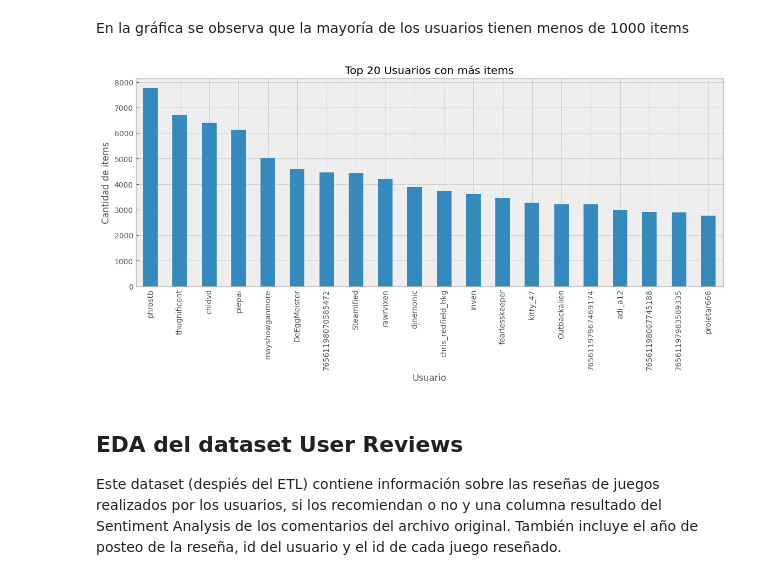
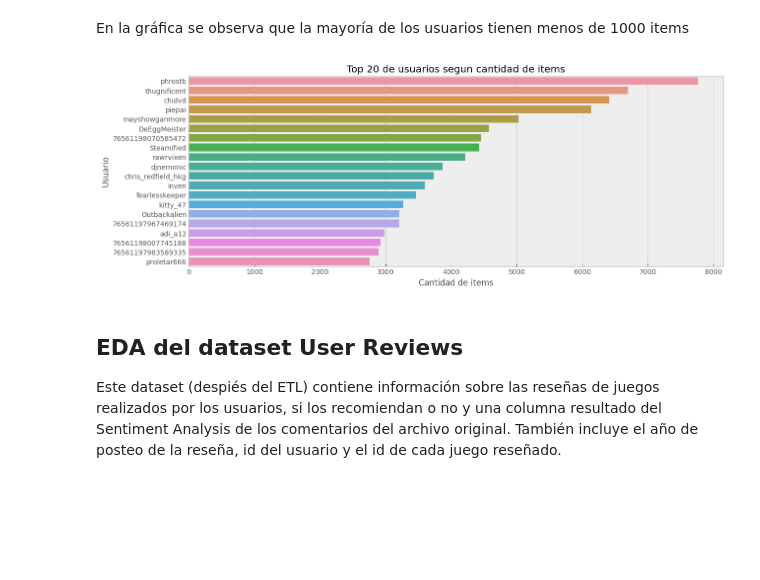
Before and after one commit to anapmaya/PI1_Henry_MLOPS, a Jupyter notebook: EDA.ipynb, the cells around one changed output. Saved outputs shown, nothing was run; the diff lists cells and outputs as text; code cells hidden in the pictures; blank space fills up the shorter version.

```diff
--- a/EDA.ipynb
+++ b/EDA.ipynb
@@ -263,12 +277,20 @@ plt.show()
 # %% [markdown]
 En la gráfica se observa que la mayoría de los usuarios tienen menos de 1000 items
 # %%
+#plt.figure(figsize=(14, 5))
+#df_items.groupby('User_id')['Game_id'].count().sort_values(ascending=False).head(20).plot(kind='bar')
+#plt.xlabel('Usuario') ; plt.ylabel('Cantidad de items') ; plt.title('Top 20 Usuarios con más items')
+#plt.show()
+
 plt.figure(figsize=(14, 5))
-df_items.groupby('User_id')['Game_id'].count().sort_values(ascending=False).head(20).plot(kind='bar')
-plt.xlabel('Usuario') ; plt.ylabel('Cantidad de items') ; plt.title('Top 20 Usuarios con más items')
+top_usuarios_items = df_items.groupby('User_id')['Game_id'].count().sort_values(ascending=False).head(20).reset_index()
+sns.barplot(data = top_usuarios_items, x = "Game_id", y = "User_id")
+plt.xlabel('Cantidad de items')
+plt.ylabel('Usuario')
+plt.title('Top 20 de usuarios segun cantidad de items')
 plt.show()
 # %% [output]
-[figure, old version]
+[figure, new version]
 # %% [markdown]
 ## EDA del dataset User Reviews
 Este dataset (despiés del ETL) contiene información sobre las reseñas de juegos realizados por los usuarios, si los recomiendan o no y una columna resultado del Sentiment Analysis de los comentarios del archivo original. También incluye el año de posteo de la reseña, id del usuario y el id de cada juego reseñado.
```
Also changed, not shown: parts of 16 cells of this notebook, 3 other files.
